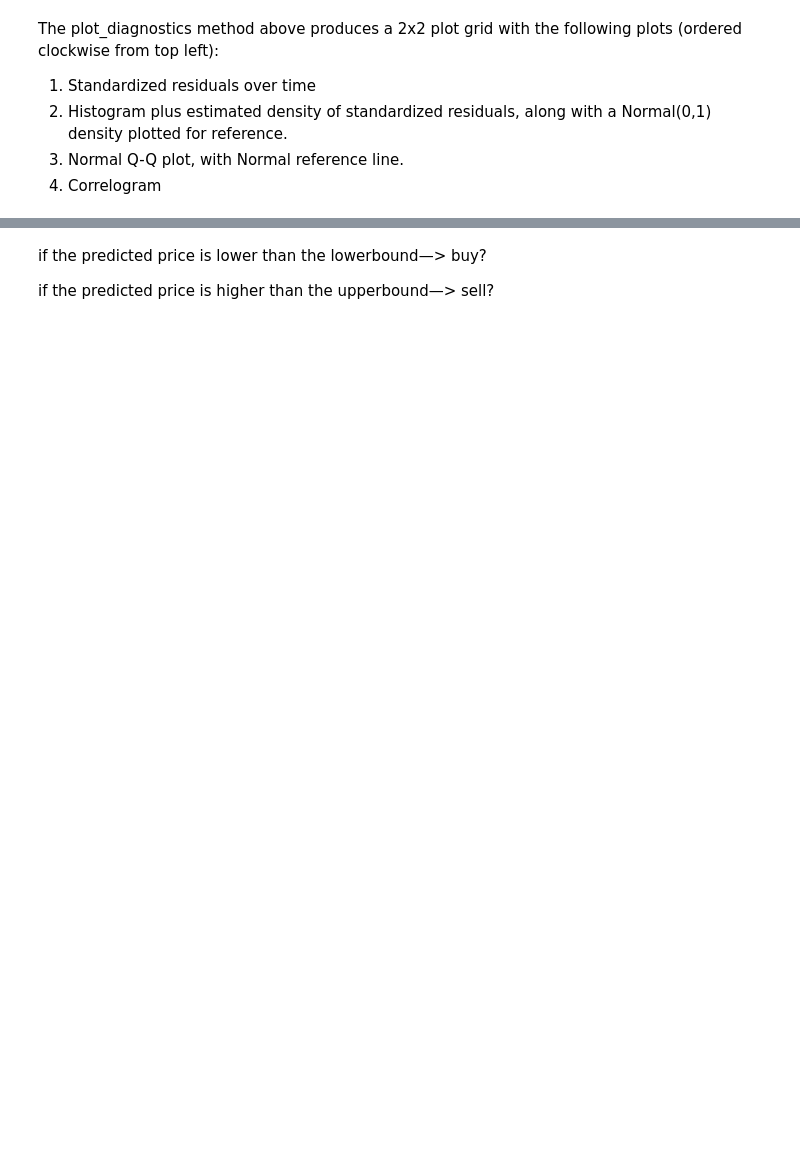
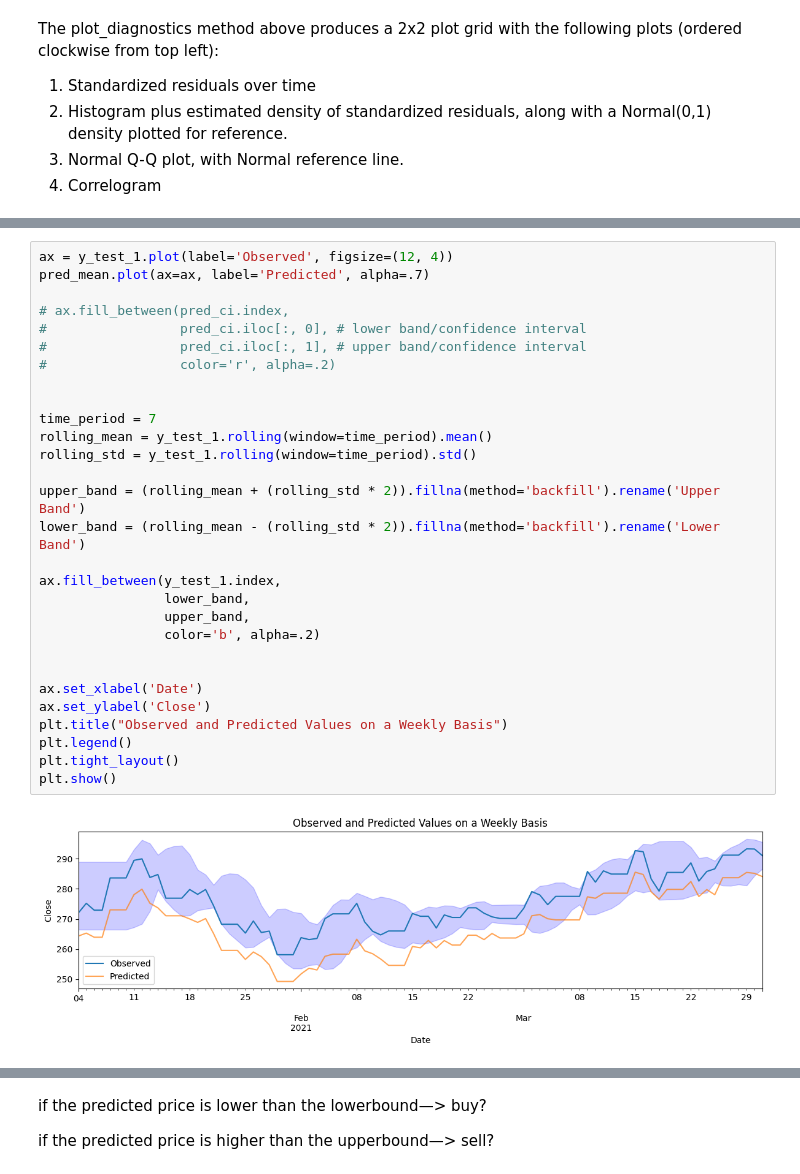
Before and after one commit to henryhyunwookim/ValueInvestor, a Jupyter notebook: ValueInvestor.ipynb, the cells around one changed output, grey strips where cells are left out. Drawn from its saved outputs; the diff is of its cells as text; blank space fills up the shorter version.

```diff
--- a/ValueInvestor.ipynb
+++ b/ValueInvestor.ipynb
@@ -357,0 +442,31 @@ plt.show()
+# %%
+ax = y_test_1.plot(label='Observed', figsize=(12, 4))
+pred_mean.plot(ax=ax, label='Predicted', alpha=.7)
+
+# ax.fill_between(pred_ci.index,
+#                 pred_ci.iloc[:, 0], # lower band/confidence interval
+#                 pred_ci.iloc[:, 1], # upper band/confidence interval
+#                 color='r', alpha=.2)
+
+
+time_period = 7
+rolling_mean = y_test_1.rolling(window=time_period).mean()
+rolling_std = y_test_1.rolling(window=time_period).std()
+
+upper_band = (rolling_mean + (rolling_std * 2)).fillna(method='backfill').rename('Upper Band')
+lower_band = (rolling_mean - (rolling_std * 2)).fillna(method='backfill').rename('Lower Band')
+
+ax.fill_between(y_test_1.index,
+                lower_band,
+                upper_band,
+                color='b', alpha=.2)
+
+
+ax.set_xlabel('Date')
+ax.set_ylabel('Close')
+plt.title("Observed and Predicted Values on a Weekly Basis")
+plt.legend()
+plt.tight_layout()
+plt.show()
+# %% [output]
+[figure, added]
```
Also changed, not shown: parts of 26 cells of this notebook, 3 other files.
